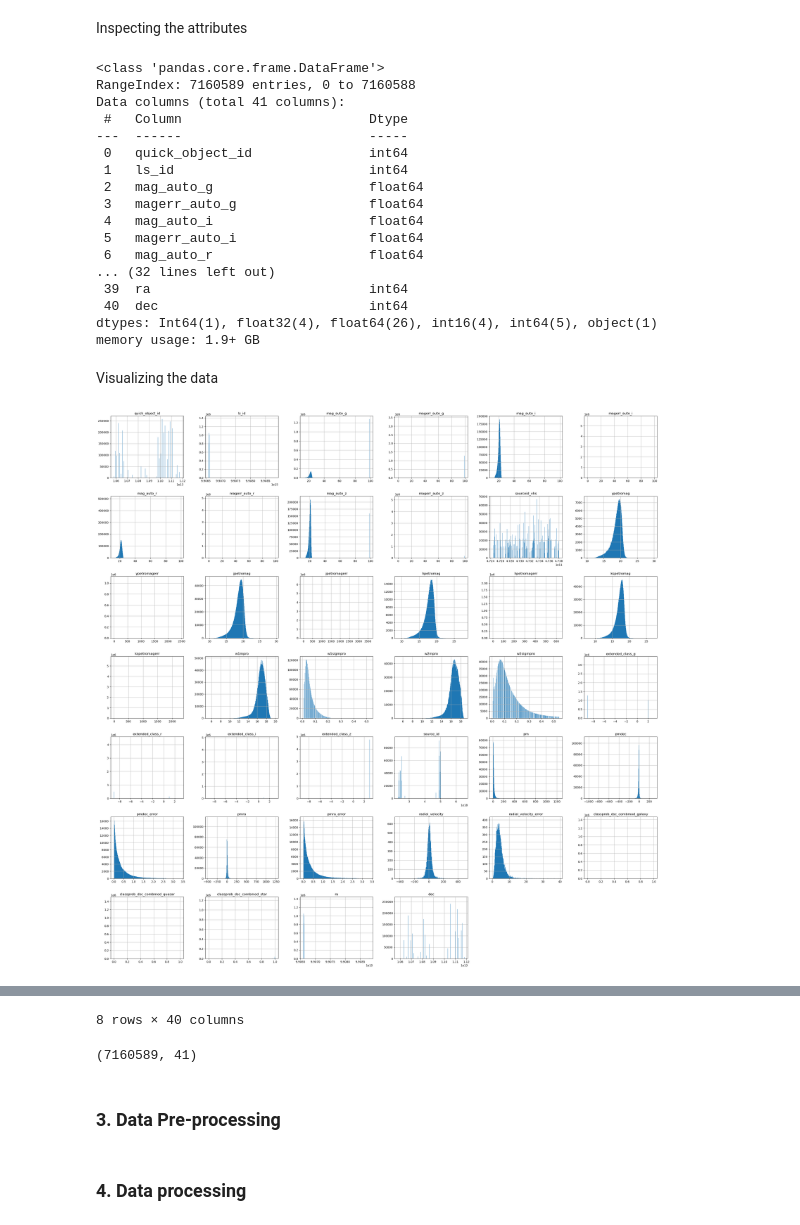
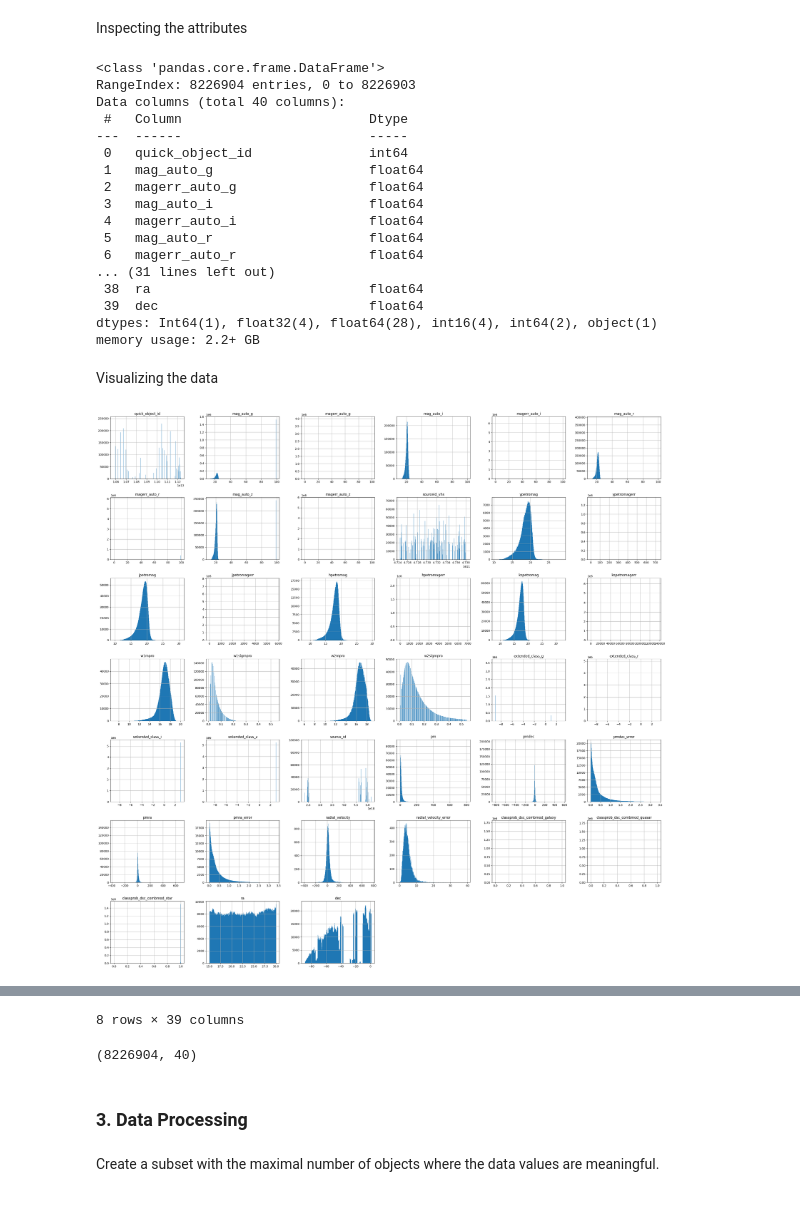
Before and after one commit to ashkarale/AGN_Selection, a Jupyter notebook: notebooks/QSO_VAE.ipynb, the cells around one changed output, grey strips where cells are left out. Saved outputs shown, nothing was run; the diff lists cells and outputs as text; code cells hidden in the pictures.

```diff
--- a/notebooks/QSO_VAE.ipynb
+++ b/notebooks/QSO_VAE.ipynb
@@ -100,40 +98,40 @@ Reading in the data file
 # %%
 from astropy.table import Table
 # concatenate the route to data path and point to the specific file
-data = Table.read(os.path.join(data_dir, 'fullcat0_15.fits'))
+data = Table.read(os.path.join(data_dir, 'fullcat15_30.fits'))
 # convert the .fits format to a pandas dataframe for easier manipulation
-fc0_15 = data.to_pandas()
+fc15_30 = data.to_pandas()
 # %% [markdown]
 Inspecting the attributes
 # %%
-# Inspect all columns of the chosen dataset
-fc0_15.info()
+# Inspect all attributes of the chosen dataset
+fc15_30.info()
 # %% [output]
 <class 'pandas.core.frame.DataFrame'>
-RangeIndex: 7160589 entries, 0 to 7160588
-Data columns (total 41 columns):
+RangeIndex: 8226904 entries, 0 to 8226903
+Data columns (total 40 columns):
  #   Column                        Dtype
 ---  ------                        -----
  0   quick_object_id               int64
- 1   ls_id                         int64
- 2   mag_auto_g                    float64
- 3   magerr_auto_g                 float64
- 4   mag_auto_i                    float64
- 5   magerr_auto_i                 float64
- 6   mag_auto_r                    float64
-... (32 lines left out)
- 39  ra                            int64
- 40  dec                           int64
-dtypes: Int64(1), float32(4), float64(26), int16(4), int64(5), object(1)
-memory usage: 1.9+ GB
+ 1   mag_auto_g                    float64
+ 2   magerr_auto_g                 float64
+ 3   mag_auto_i                    float64
+ 4   magerr_auto_i                 float64
+ 5   mag_auto_r                    float64
+ 6   magerr_auto_r                 float64
+... (31 lines left out)
+ 38  ra                            float64
+ 39  dec                           float64
+dtypes: Int64(1), float32(4), float64(28), int16(4), int64(2), object(1)
+memory usage: 2.2+ GB
 # %% [markdown]
 Visualizing the data
 # %%
-# plot vanilla histograms of the attributes
-fc0_15.hist(figsize = [35, 35], bins=1000)
+# plot basic histograms of the attributes
+fc15_30.hist(figsize = [35, 35], bins=1000)
 plt.show()
-# display the no. of rows and columns
-display(fc0_15.describe())
-display(fc0_15.shape)
+# display descriptive statistics and the no. of rows and columns
+display(fc15_30.describe())
+display(fc15_30.shape)
 # %% [output]
-[figure, old version]
+[figure, new version]
@@ -149,4 +147,4 @@ display(fc0_15.shape)
-8 rows × 40 columns
+8 rows × 39 columns
-(7160589, 41)
+(8226904, 40)
 # %% [markdown]
-### 3. Data Pre-processing
+### 3. Data Processing
@@ -175,2 +150,0 @@ Steps:
-# %% [markdown]
-### 4. Data processing
@@ -181,0 +151,2 @@ Prepare the actual data that will be fed to the model
+# %% [markdown]
+Create a subset with the maximal number of objects where the data values are meaningful.
```
Also changed, not shown: parts of 23 cells of this notebook.
